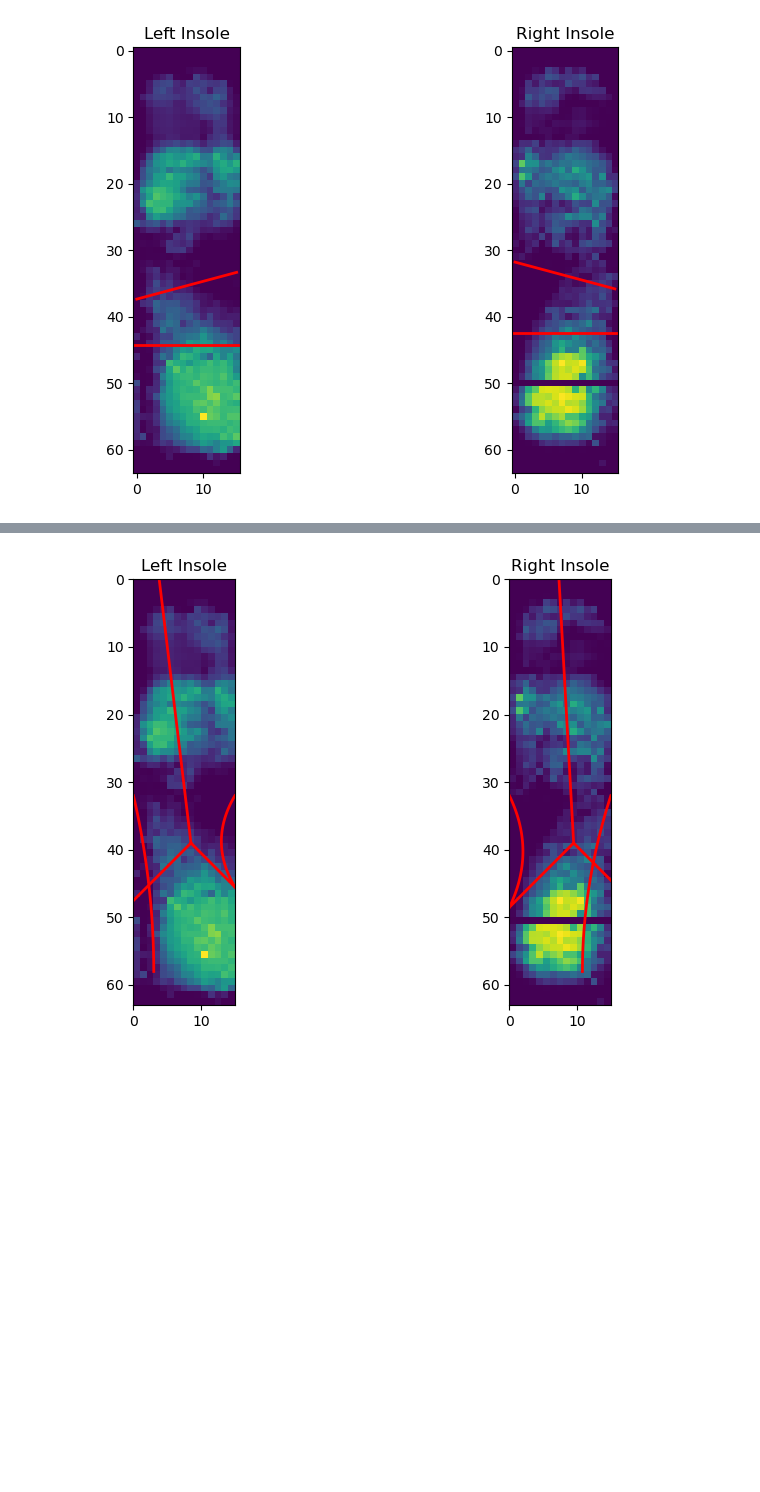
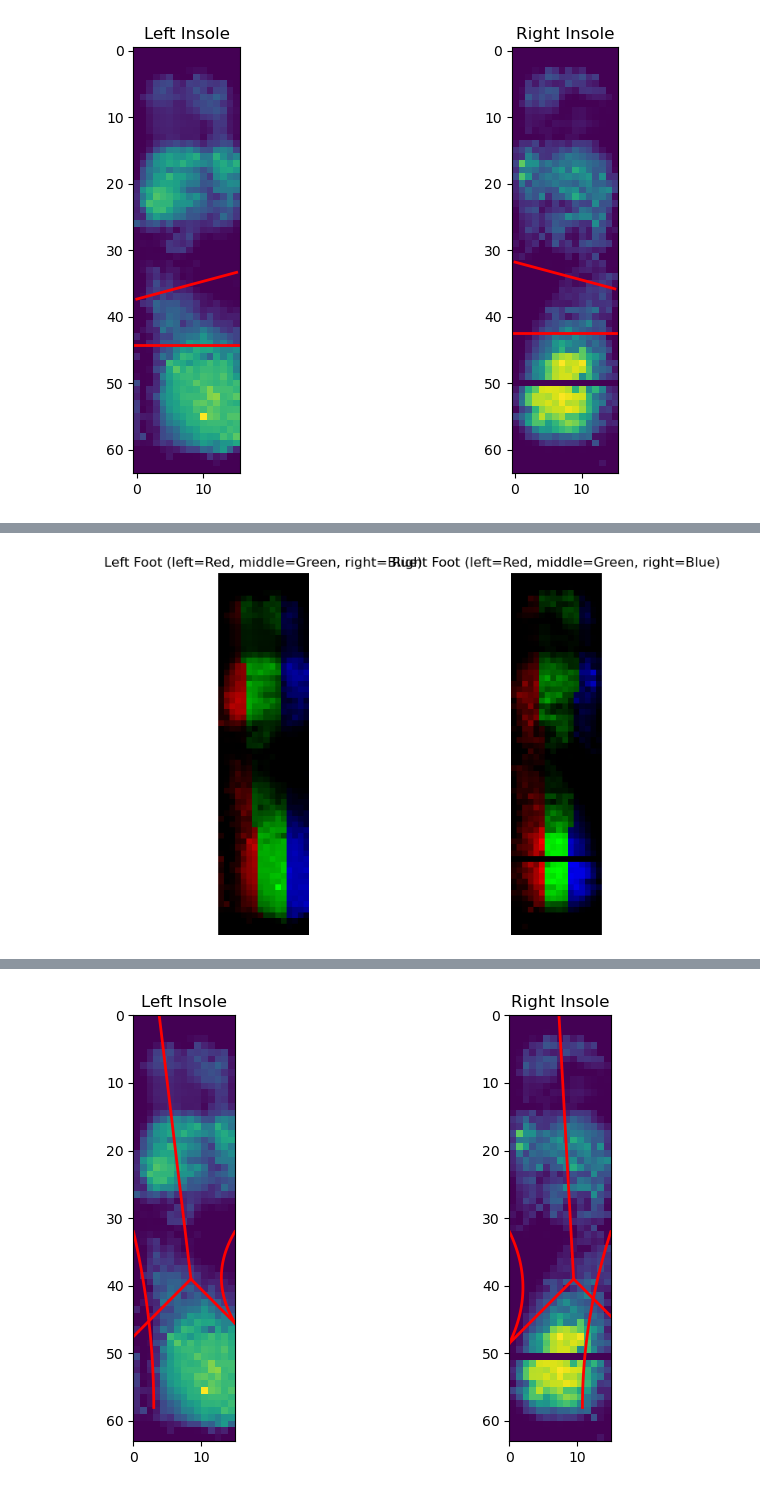
Before and after one commit to acheng41/PrecisionCareMedicine, a Jupyter notebook: anatomical_foot_segmentation.ipynb, the cells around one changed output, grey strips where cells are left out. Saved outputs shown, nothing was run; the diff lists cells and outputs as text; code cells hidden in the pictures; blank space fills up the shorter version.

```diff
--- a/anatomical_foot_segmentation.ipynb
+++ b/anatomical_foot_segmentation.ipynb
@@ -268,0 +447,10 @@ Right foot bottom dividers (from left-to-right): (5.2857142857142865, 51.0) (9.7
+# %%
+def side_of_line(ptA, ptB, ptP):
+    """
+    Returns the 2D cross product of (ptB - ptA) and (ptP - ptA).
+    > 0 => ptP is to the "left" of the directed line A->B
+    < 0 => ptP is to the "right" of A->B
+    = 0 => ptP is exactly on the line
+    """
+    return ((ptB[0] - ptA[0]) * (ptP[1] - ptA[1])
+          - (ptB[1] - ptA[1]) * (ptP[0] - ptA[0]))
@@ -268,0 +551,90 @@ Right foot bottom dividers (from left-to-right): (5.2857142857142865, 51.0) (9.7
+# %%
+def build_color_foot_image(csv_left: str,
+                           csv_middle: str,
+                           csv_right: str,
+                           region_colors: dict
+                          ) -> np.ndarray:
+    """
+    Reads three CSV files (left, middle, right) for a single foot,
+    calculates the average pressure at each (row,col), and returns a
+    color-coded 64 x 16 x 3 image where each region is in a distinct color
+    with intensity proportional to average pressure.
+    """
+    import pandas as pd
+    import numpy as np
+
+    # 1) Load each CSV
+    df_left   = pd.read_csv(csv_left)
+    df_middle = pd.read_csv(csv_middle)
+    df_right  = pd.read_csv(csv_right)
+
+    # 2) Group by (row, col) => mean pressure
+    group_left   = df_left.groupby(['row','col'])['pressure'].mean().reset_index()
+    group_middle = df_middle.groupby(['row','col'])['pressure'].mean().reset_index()
+    group_right  = df_right.groupby(['row','col'])['pressure'].mean().reset_index()
+
+    # 3) Determine a global max so we can scale intensities 0..1
+    max_val = max(
+        group_left['pressure'].max(),
+        group_middle['pressure'].max(),
+        group_right['pressure'].max()
+    )
+
+    # 4) Build an empty color image (64 x 16 x 3)
+    foot_img = np.zeros((64,16,3), dtype=float)
+
+    # Helper to fill region
+    def fill_region(df_group, color):
+        for _, row_data in df_group.iterrows():
+            r   = int(row_data['row'])
+            c   = int(row_data['col'])
+            val = row_data['pressure']
+            intensity = val / max_val
+            foot_img[r, c, :] = color * intensity
+
+    # 5) Fill each region with the color from region_colors
+    fill_region(group_left,   region_colors['left'])    # Note the key 'left'
+    fill_region(group_middle, region_colors['middle'])  # 'middle'
+    fill_region(group_right,  region_colors['right'])   # 'right'
+
+    return foot_img
+
+
+region_colors = {
+    'left': np.array([1.0, 0.0, 0.0]),  # Red
+    'middle':  np.array([0.0, 1.0, 0.0]),  # Green
+    'right': np.array([0.0, 0.0, 1.0])   # Blue
+}
+
+# Build the color-coded images for left and right feet
+foot_left_img = build_color_foot_image(
+    'data_by_section/GAIT080624-01/walk_2/muscle/left_foot_left.csv',
+    'data_by_section/GAIT080624-01/walk_2/muscle/left_foot_middle.csv',
+    'data_by_section/GAIT080624-01/walk_2/muscle/left_foot_right.csv',
+    region_colors
+)
+
+foot_right_img = build_color_foot_image(
+    'data_by_section/GAIT080624-01/walk_2/muscle/right_foot_left.csv',
+    'data_by_section/GAIT080624-01/walk_2/muscle/right_foot_middle.csv',
+    'data_by_section/GAIT080624-01/walk_2/muscle/right_foot_right.csv',
+    region_colors
+)
+
+# Plot side by side
+plt.figure(figsize=(10, 5))
+
+plt.subplot(1, 2, 1)
+plt.imshow(foot_left_img, origin='upper')
+plt.title("Left Foot (left=Red, middle=Green, right=Blue)")
+plt.axis('off')
+
+plt.subplot(1, 2, 2)
+plt.imshow(foot_right_img, origin='upper')
+plt.title("Right Foot (left=Red, middle=Green, right=Blue)")
+plt.axis('off')
+
+plt.tight_layout()
+plt.show()
+# %% [output]
+[figure, added]
```
Also changed, not shown: parts of 26 cells of this notebook, 4 other files.
